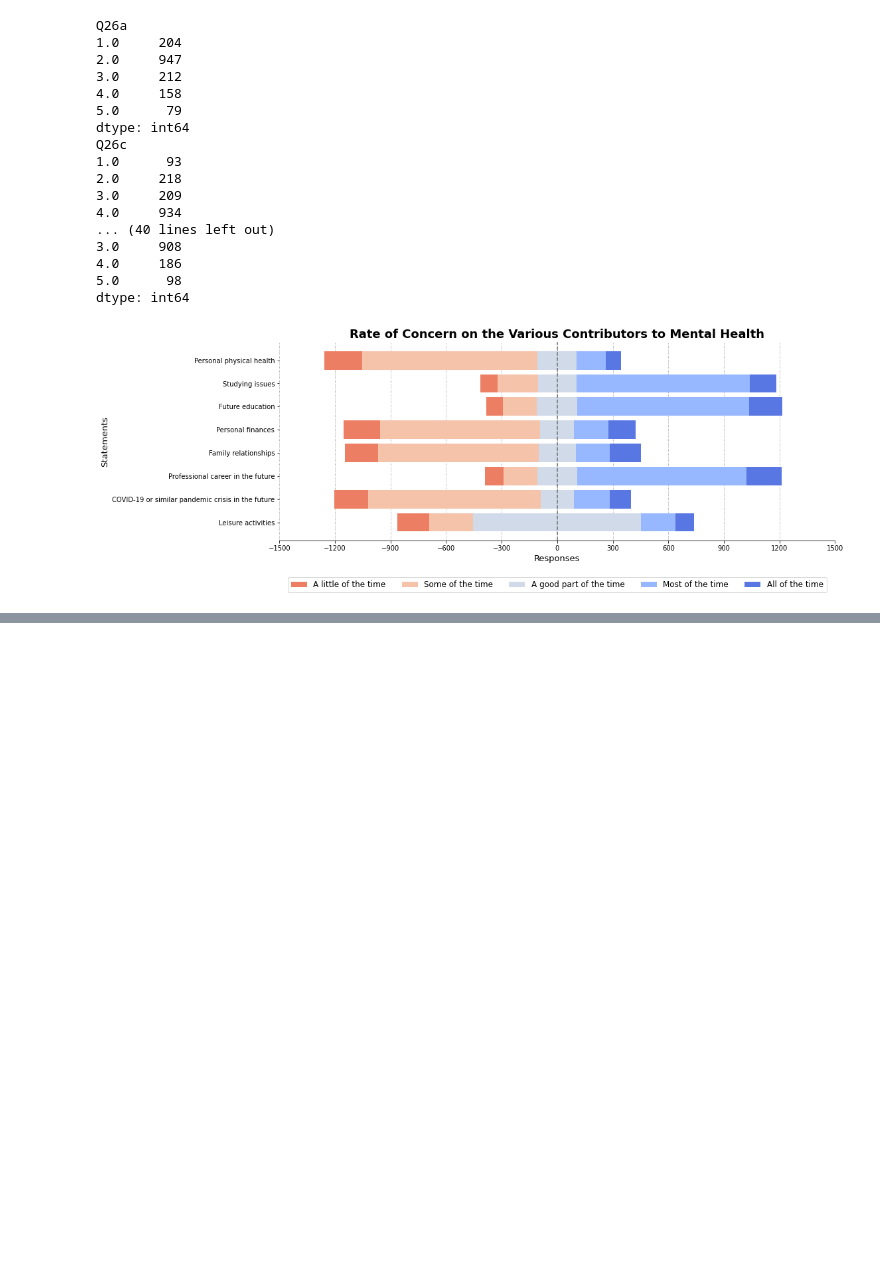
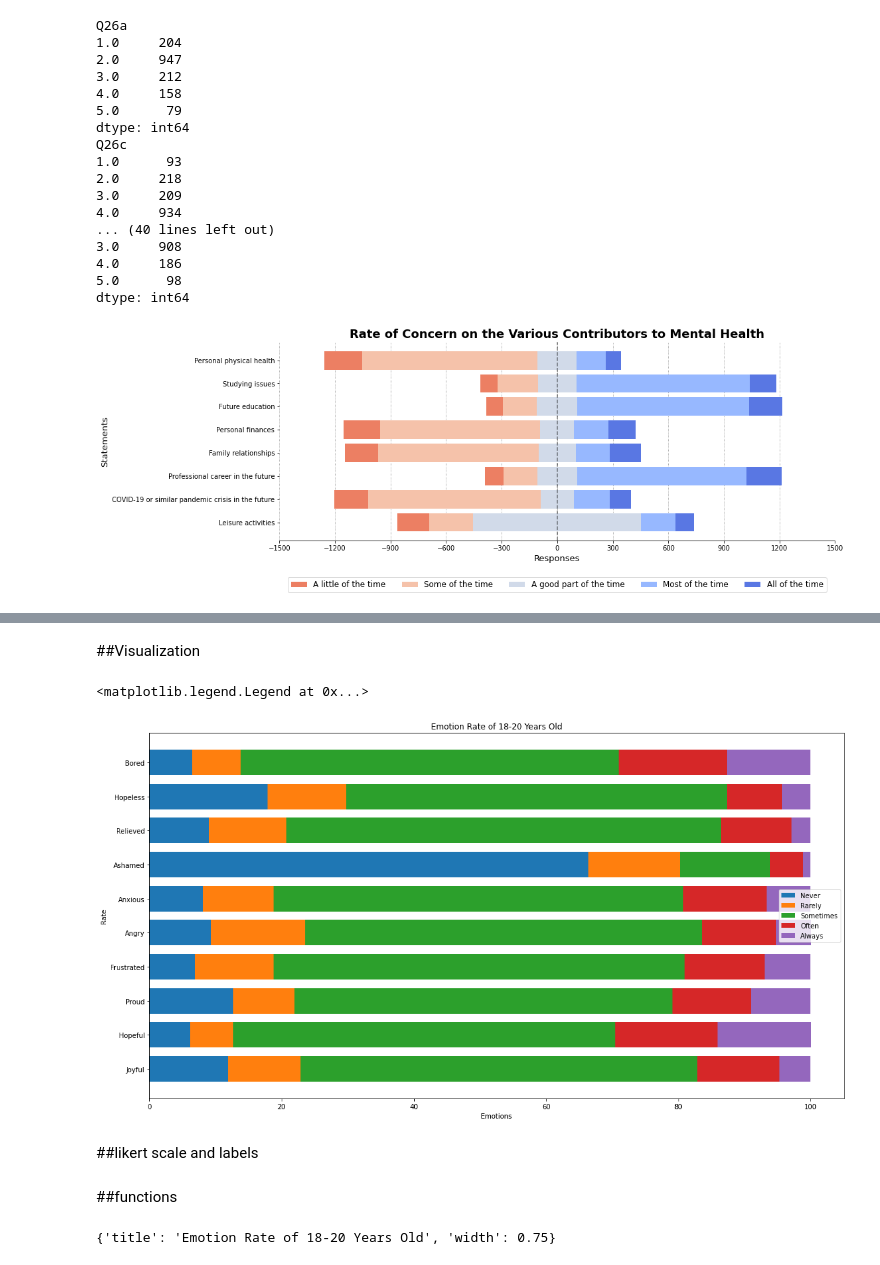
Before and after one commit to Jayres18/BAT404-Project, a Jupyter notebook: visualization.ipynb, the cells around one changed output, grey strips where cells are left out. Cells and saved outputs as stored; diff of their text form; code cells hidden in the pictures; blank space fills up the shorter version.

Commit message:
q7 and q25, q23 visualization added

```diff
--- a/visualization.ipynb
+++ b/visualization.ipynb
@@ -2626,0 +2759,16 @@ plt.show()
+# %%
+q25 = ['Q25a', 'Q25b', 'Q25c', 'Q25d', 'Q25e', 'Q25f', 'Q25g', 'Q25h', 'Q25i', 'Q25j']
+scale_schema = {
+    '1.0': 'Never',
+    '2.0': 'Rarely',
+    '3.0': 'Sometimes',
+    '4.0': 'Often',
+    '5.0': 'Always'
+}
+q25_reponses_dict = {
+    'Never': [],
+    'Rarely': [],
+    'Sometimes': [],
+    'Often': [],
+    'Always': [],
+}
@@ -2626,0 +2794,3 @@ plt.show()
+# %%
+summary_df = pd.DataFrame(q25_reponses_dict, index=q25)
+summary_df
@@ -2626,0 +2809,27 @@ plt.show()
+# %% [markdown]
+##Visualization
+# %%
+fig, ax = plt.subplots()
+fig.set_size_inches(18.5, 10, forward=True)
+labels = ['Joyful', 'Hopeful', 'Proud', 'Frustrated', 'Angry', 'Anxious', 'Ashamed', 'Relieved', 'Hopeless', 'Bored']
+width = 0.75
+
+b_sometimes = list(np.add(summary_df['Never'], summary_df['Rarely']))
+b_often = list(np.add(b_sometimes, summary_df['Sometimes']))
+b_always = list(np.add(b_often, summary_df['Often']))
+
+p1 = ax.barh(labels, summary_df['Never'], width, label="Never")
+p2 = ax.barh(labels, summary_df['Rarely'], width, left=summary_df['Never'], label="Rarely")
+p3 = ax.barh(labels, summary_df['Sometimes'], width, left=b_sometimes, label="Sometimes")
+p4 = ax.barh(labels, summary_df['Often'], width, left=b_often, label="Often")
+p5 = ax.barh(labels, summary_df['Always'], width, left=b_always, label="Always")
+
+ax.set_xlabel('Emotions')
+ax.set_ylabel('Rate')
+ax.set_title('Emotion Rate of 18-20 Years Old')
+ax.legend()
+# %% [output]
+<matplotlib.legend.Legend at 0x...>
+[figure, added]
+# %% [markdown]
+##likert scale and labels
@@ -2626,0 +2858,2 @@ plt.show()
+# %% [markdown]
+##functions
@@ -2626,0 +2966,8 @@ plt.show()
+# %%
+params_dict = {
+    'title': 'Emotion Rate of 18-20 Years Old',
+    'width': 0.75,
+}
+params_dict
+# %% [output]
+{'title': 'Emotion Rate of 18-20 Years Old', 'width': 0.75}
```
Also changed, not shown: parts of 49 cells of this notebook.
